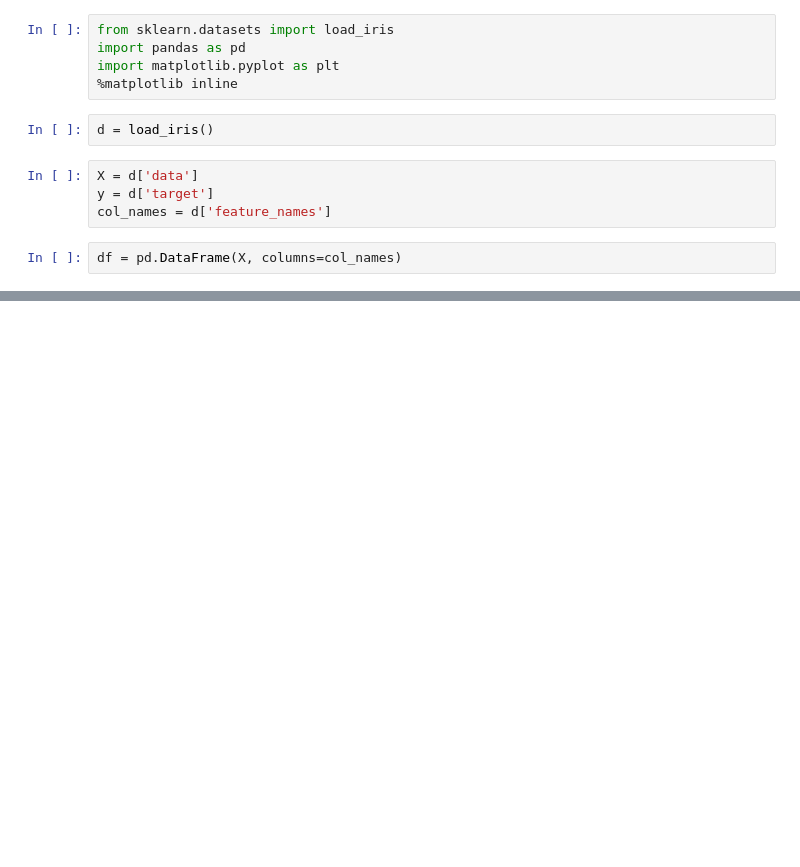
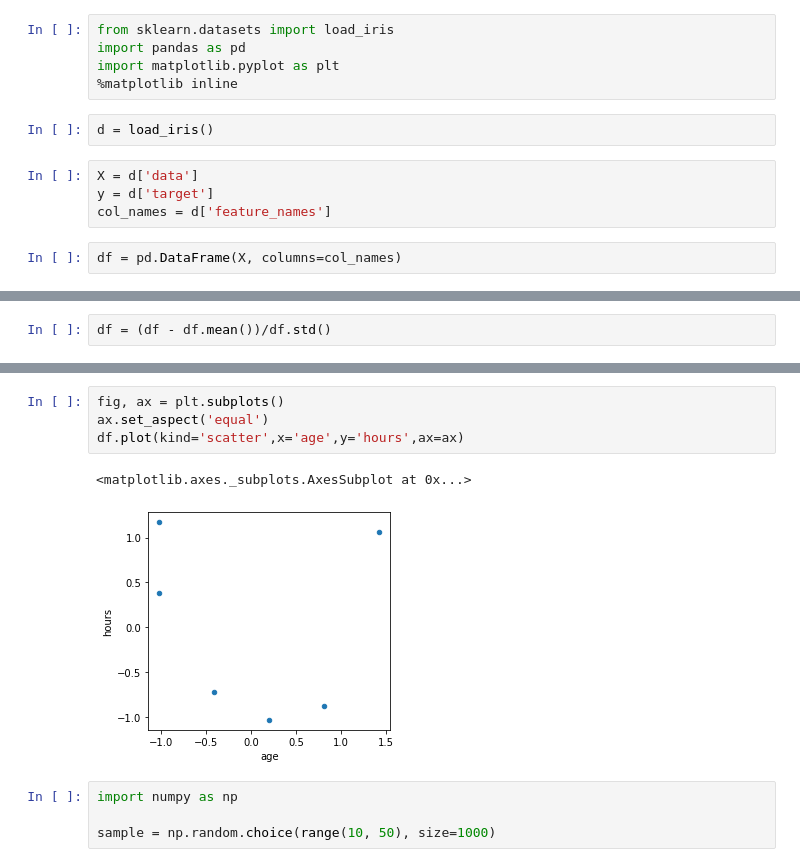
Before and after one commit to ashwinperti/MNIST_deep1, a Jupyter notebook: ATAL_KNN.ipynb, the cells around one changed output, grey strips where cells are left out. Drawn from its saved outputs; the diff is of its cells as text; blank space fills up the shorter version.

```diff
--- a/ATAL_KNN.ipynb
+++ b/ATAL_KNN.ipynb
@@ -31,0 +111,2 @@ df.plot(kind='scatter',x='sepal length (cm')
+# %%
+df = (df - df.mean())/df.std()
@@ -31,0 +123,11 @@ df.plot(kind='scatter',x='sepal length (cm')
+# %%
+fig, ax = plt.subplots()
+ax.set_aspect('equal')
+df.plot(kind='scatter',x='age',y='hours',ax=ax)
+# %% [output]
+<matplotlib.axes._subplots.AxesSubplot at 0x...>
+[figure, added]
+# %%
+import numpy as np
+
+sample = np.random.choice(range(10, 50), size=1000)
```
Also changed, not shown: parts of 13 cells of this notebook.
